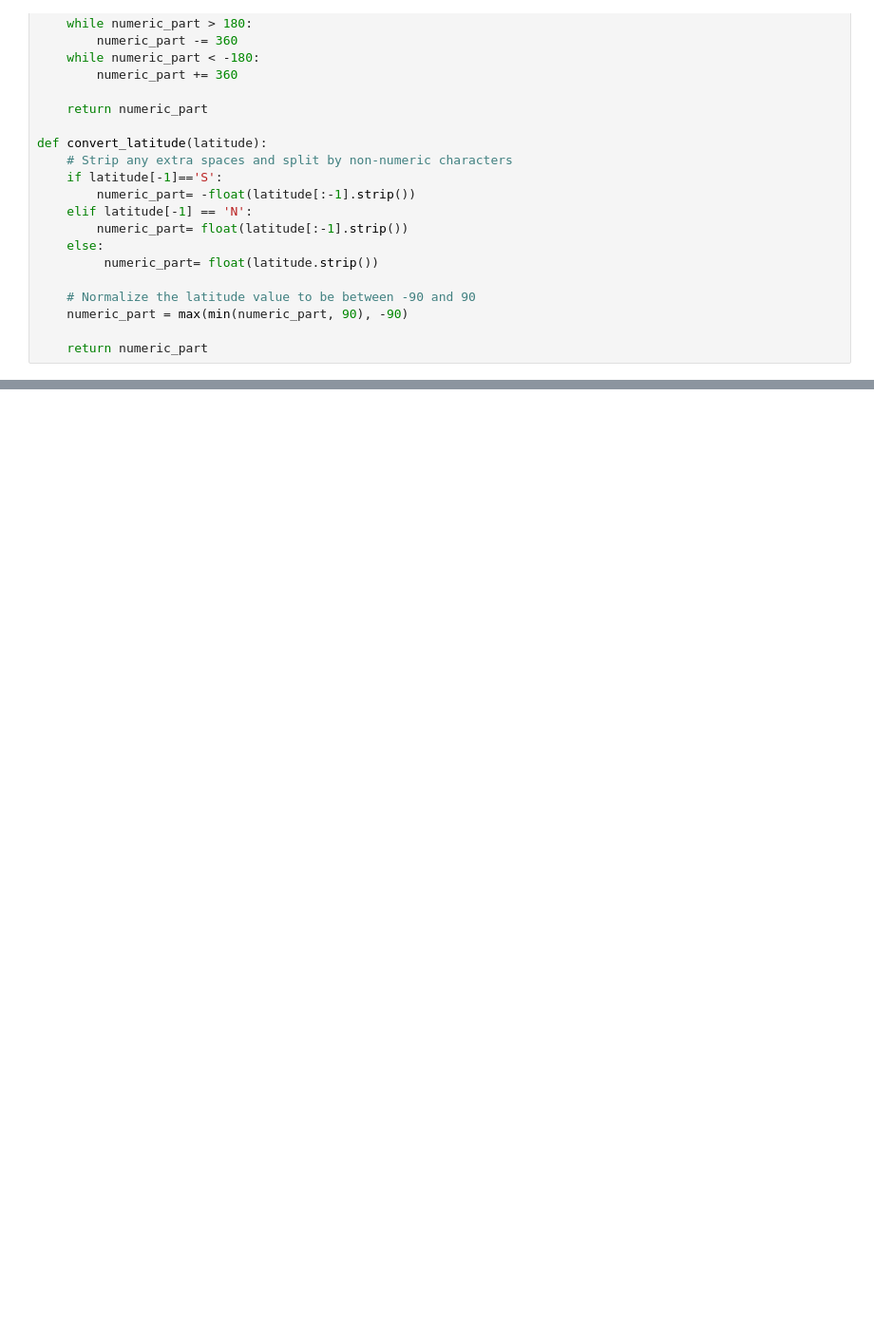
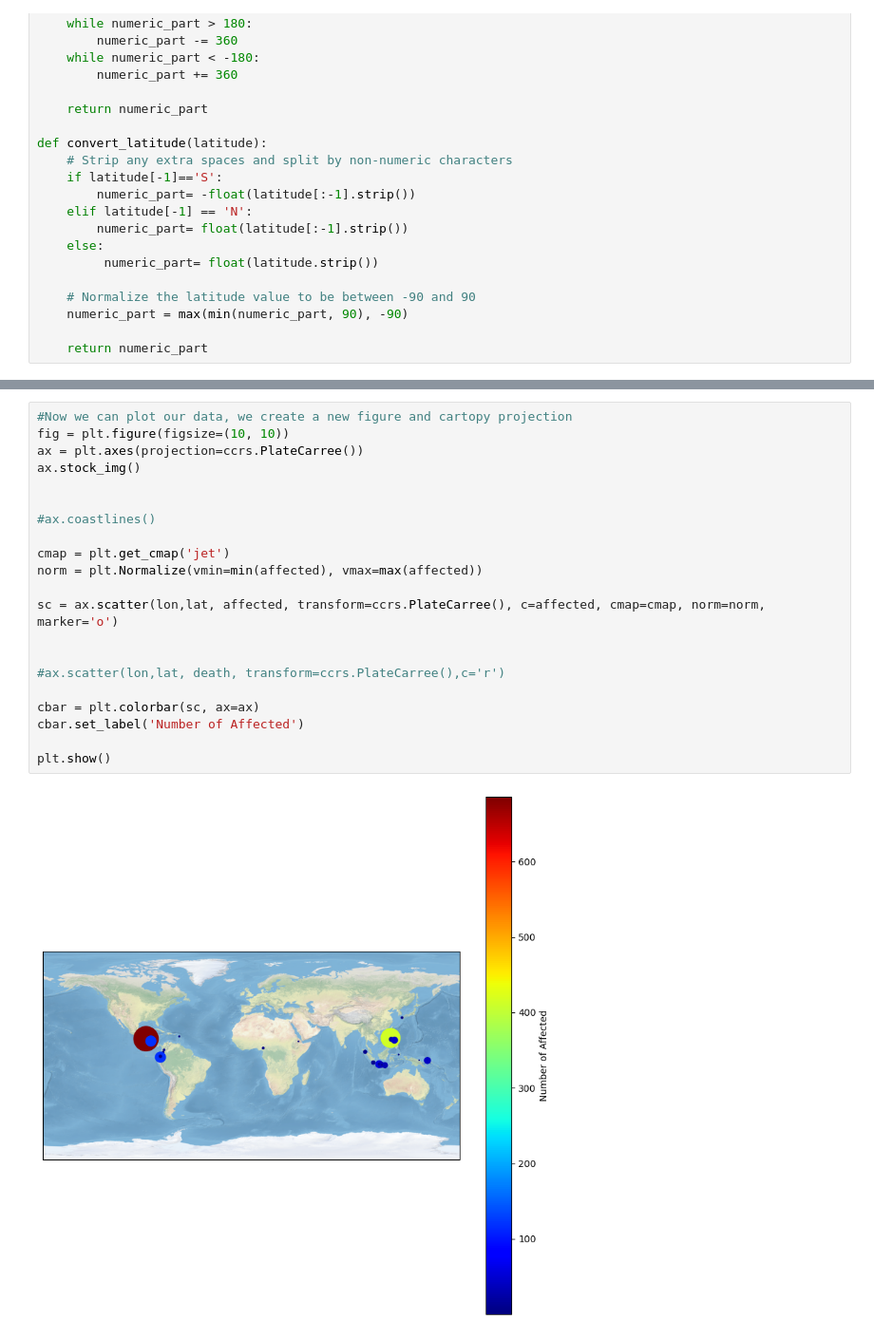
Before and after one commit to gowantae/volcano, a Jupyter notebook: VolcanoFatalities.ipynb, the cells around one changed output, grey strips where cells are left out. Shown: that part at 95% size. Drawn from its saved outputs; the diff is of its cells as text; blank space fills up the shorter version.

```diff
--- a/VolcanoFatalities.ipynb
+++ b/VolcanoFatalities.ipynb
@@ -134,0 +92,23 @@ plt.show()
+# %%
+#Now we can plot our data, we create a new figure and cartopy projection
+fig = plt.figure(figsize=(10, 10))
+ax = plt.axes(projection=ccrs.PlateCarree())
+ax.stock_img()
+
+
+#ax.coastlines()
+
+cmap = plt.get_cmap('jet')
+norm = plt.Normalize(vmin=min(affected), vmax=max(affected))
+
+sc = ax.scatter(lon,lat, affected, transform=ccrs.PlateCarree(), c=affected, cmap=cmap, norm=norm, marker='o')
+
+
+#ax.scatter(lon,lat, death, transform=ccrs.PlateCarree(),c='r')
+
+cbar = plt.colorbar(sc, ax=ax)
+cbar.set_label('Number of Affected')
+
+plt.show()
+# %% [output]
+[figure, added]
```
Also changed, not shown: parts of 7 cells of this notebook.
